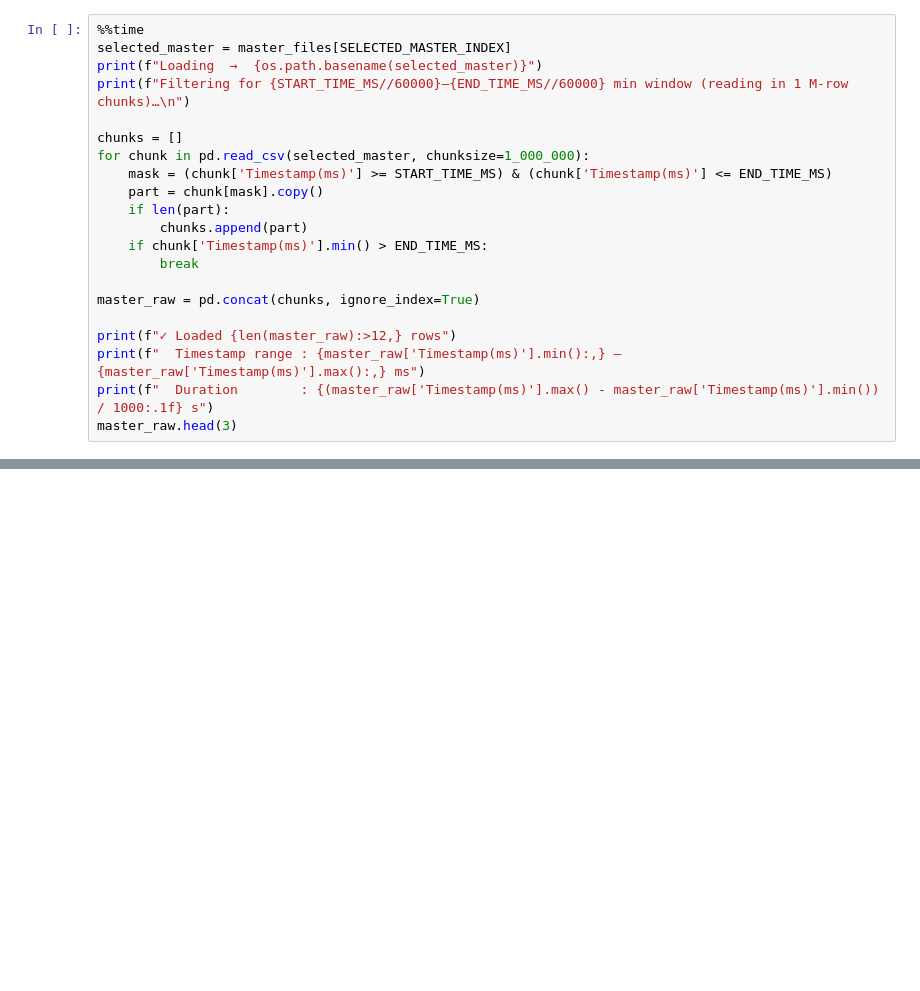
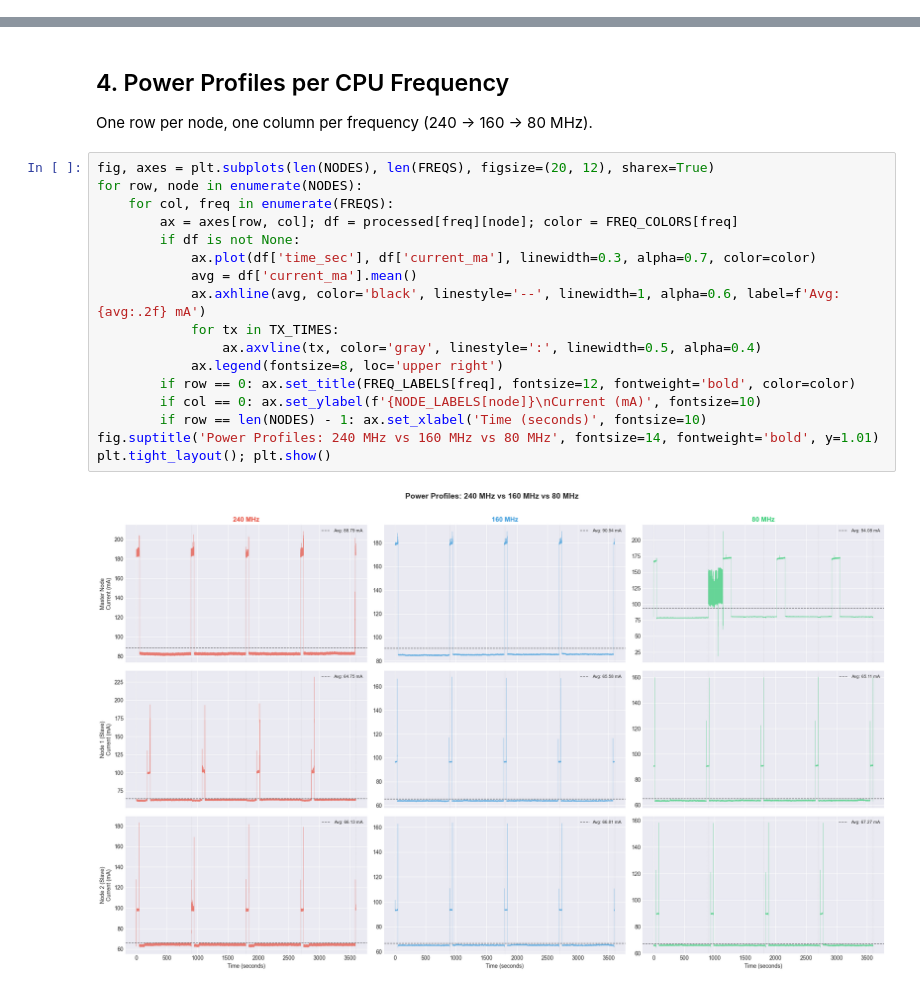
Before and after one commit to Ciaranm1999/Thesis-Edge-AI, a Jupyter notebook: RaspberryPi/analysis/energy_analysis.ipynb, the cells around one changed output, grey strips where cells are left out. Cells and saved outputs as stored; diff of their text form; blank space fills up the shorter version.

```diff
--- a/RaspberryPi/analysis/energy_analysis.ipynb
+++ b/RaspberryPi/analysis/energy_analysis.ipynb
@@ -84,21 +0,0 @@ MQ3 files  (5-min, already 100 Hz — loaded in full):
-# %%
-%%time
-selected_master = master_files[SELECTED_MASTER_INDEX]
-print(f"Loading  →  {os.path.basename(selected_master)}")
-print(f"Filtering for {START_TIME_MS//60000}–{END_TIME_MS//60000} min window (reading in 1 M-row chunks)…\n")
-
-chunks = []
-for chunk in pd.read_csv(selected_master, chunksize=1_000_000):
-    mask = (chunk['Timestamp(ms)'] >= START_TIME_MS) & (chunk['Timestamp(ms)'] <= END_TIME_MS)
-    part = chunk[mask].copy()
-    if len(part):
-        chunks.append(part)
-    if chunk['Timestamp(ms)'].min() > END_TIME_MS:
-        break
-
-master_raw = pd.concat(chunks, ignore_index=True)
-
-print(f"✓ Loaded {len(master_raw):>12,} rows")
-print(f"  Timestamp range : {master_raw['Timestamp(ms)'].min():,} – {master_raw['Timestamp(ms)'].max():,} ms")
-print(f"  Duration        : {(master_raw['Timestamp(ms)'].max() - master_raw['Timestamp(ms)'].min()) / 1000:.1f} s")
-master_raw.head(3)
@@ -709,0 +215,23 @@ Note: estimates assume constant average power (no sleep modes).
+# %% [markdown]
+## 4. Power Profiles per CPU Frequency
+
+One row per node, one column per frequency (240 -> 160 -> 80 MHz).
+# %%
+fig, axes = plt.subplots(len(NODES), len(FREQS), figsize=(20, 12), sharex=True)
+for row, node in enumerate(NODES):
+    for col, freq in enumerate(FREQS):
+        ax = axes[row, col]; df = processed[freq][node]; color = FREQ_COLORS[freq]
+        if df is not None:
+            ax.plot(df['time_sec'], df['current_ma'], linewidth=0.3, alpha=0.7, color=color)
+            avg = df['current_ma'].mean()
+            ax.axhline(avg, color='black', linestyle='--', linewidth=1, alpha=0.6, label=f'Avg: {avg:.2f} mA')
+            for tx in TX_TIMES:
+                ax.axvline(tx, color='gray', linestyle=':', linewidth=0.5, alpha=0.4)
+            ax.legend(fontsize=8, loc='upper right')
+        if row == 0: ax.set_title(FREQ_LABELS[freq], fontsize=12, fontweight='bold', color=color)
+        if col == 0: ax.set_ylabel(f'{NODE_LABELS[node]}\nCurrent (mA)', fontsize=10)
+        if row == len(NODES) - 1: ax.set_xlabel('Time (seconds)', fontsize=10)
+fig.suptitle('Power Profiles: 240 MHz vs 160 MHz vs 80 MHz', fontsize=14, fontweight='bold', y=1.01)
+plt.tight_layout(); plt.show()
+# %% [output]
+[figure, added]
```
Also changed, not shown: parts of 49 cells of this notebook, 30 other files.
